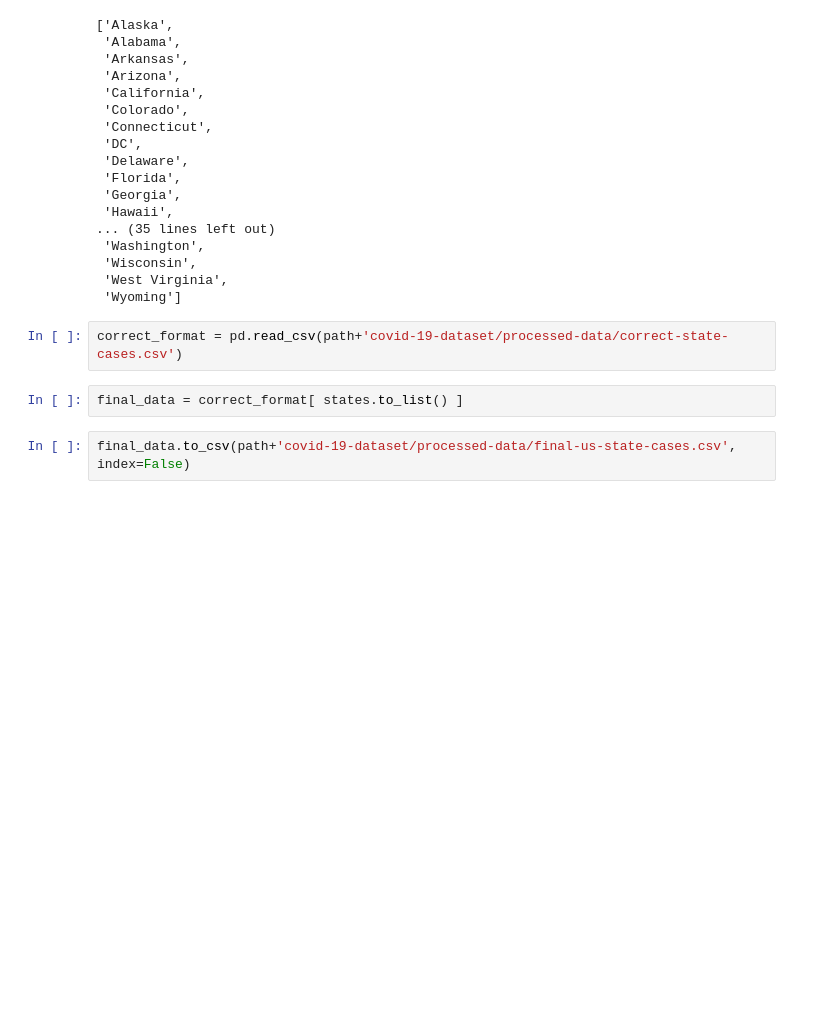
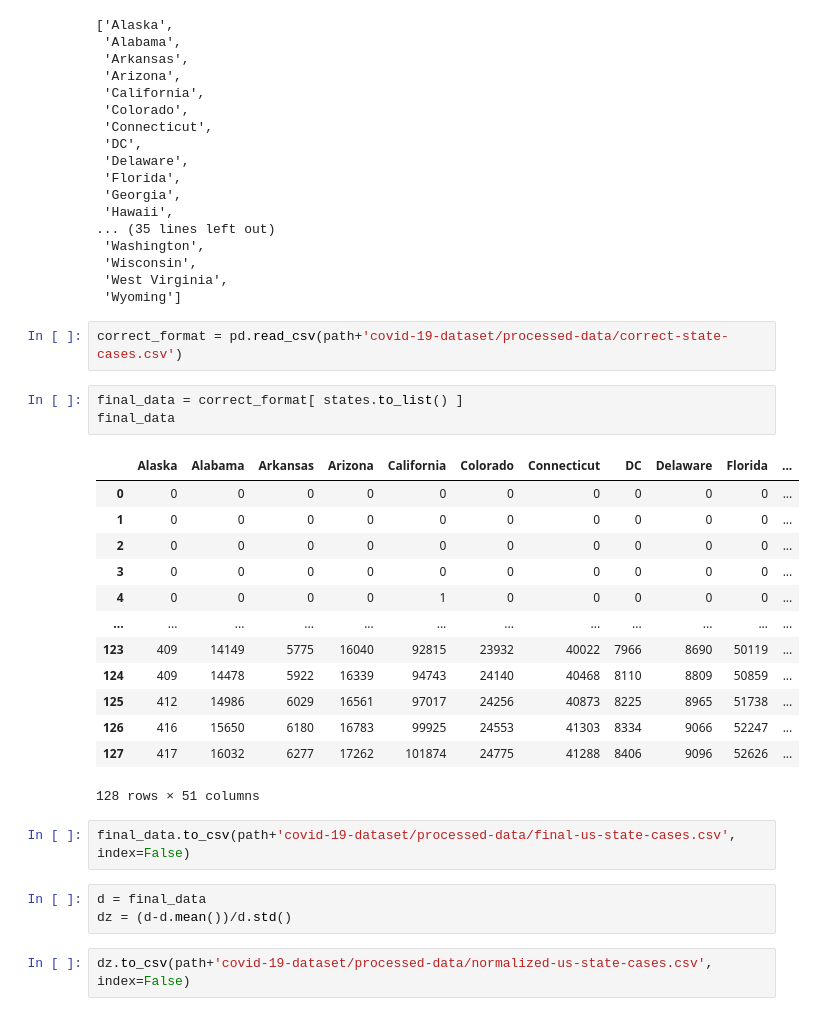
Before and after one commit to ahsantarique/Covid-19-segmentation, a Jupyter notebook: preprocessing_states.ipynb, the cells around one changed output. Drawn from its saved outputs; the diff is of its cells as text; blank space fills up the shorter version.

```diff
--- a/preprocessing_states.ipynb
+++ b/preprocessing_states.ipynb
@@ -208,5 +208,25 @@ states.to_list()
 correct_format = pd.read_csv(path+'covid-19-dataset/processed-data/correct-state-cases.csv')
 # %%
 final_data = correct_format[ states.to_list() ]
+final_data
+# %% [output]
+|  | Alaska | Alabama | Arkansas | Arizona | California | Colorado | Connecticut | DC | Delaware | Florida | ... |
+| 0 | 0 | 0 | 0 | 0 | 0 | 0 | 0 | 0 | 0 | 0 | ... |
+| 1 | 0 | 0 | 0 | 0 | 0 | 0 | 0 | 0 | 0 | 0 | ... |
+| 2 | 0 | 0 | 0 | 0 | 0 | 0 | 0 | 0 | 0 | 0 | ... |
+| 3 | 0 | 0 | 0 | 0 | 0 | 0 | 0 | 0 | 0 | 0 | ... |
+| 4 | 0 | 0 | 0 | 0 | 1 | 0 | 0 | 0 | 0 | 0 | ... |
+| ... | ... | ... | ... | ... | ... | ... | ... | ... | ... | ... | ... |
+| 123 | 409 | 14149 | 5775 | 16040 | 92815 | 23932 | 40022 | 7966 | 8690 | 50119 | ... |
+| 124 | 409 | 14478 | 5922 | 16339 | 94743 | 24140 | 40468 | 8110 | 8809 | 50859 | ... |
+| 125 | 412 | 14986 | 6029 | 16561 | 97017 | 24256 | 40873 | 8225 | 8965 | 51738 | ... |
+| 126 | 416 | 15650 | 6180 | 16783 | 99925 | 24553 | 41303 | 8334 | 9066 | 52247 | ... |
+| 127 | 417 | 16032 | 6277 | 17262 | 101874 | 24775 | 41288 | 8406 | 9096 | 52626 | ... |
+128 rows × 51 columns
 # %%
 final_data.to_csv(path+'covid-19-dataset/processed-data/final-us-state-cases.csv', index=False)
+# %%
+d = final_data
+dz = (d-d.mean())/d.std()
+# %%
+dz.to_csv(path+'covid-19-dataset/processed-data/normalized-us-state-cases.csv', index=False)
```
Also changed, not shown: parts of 7 cells of this notebook, 18 other files.
